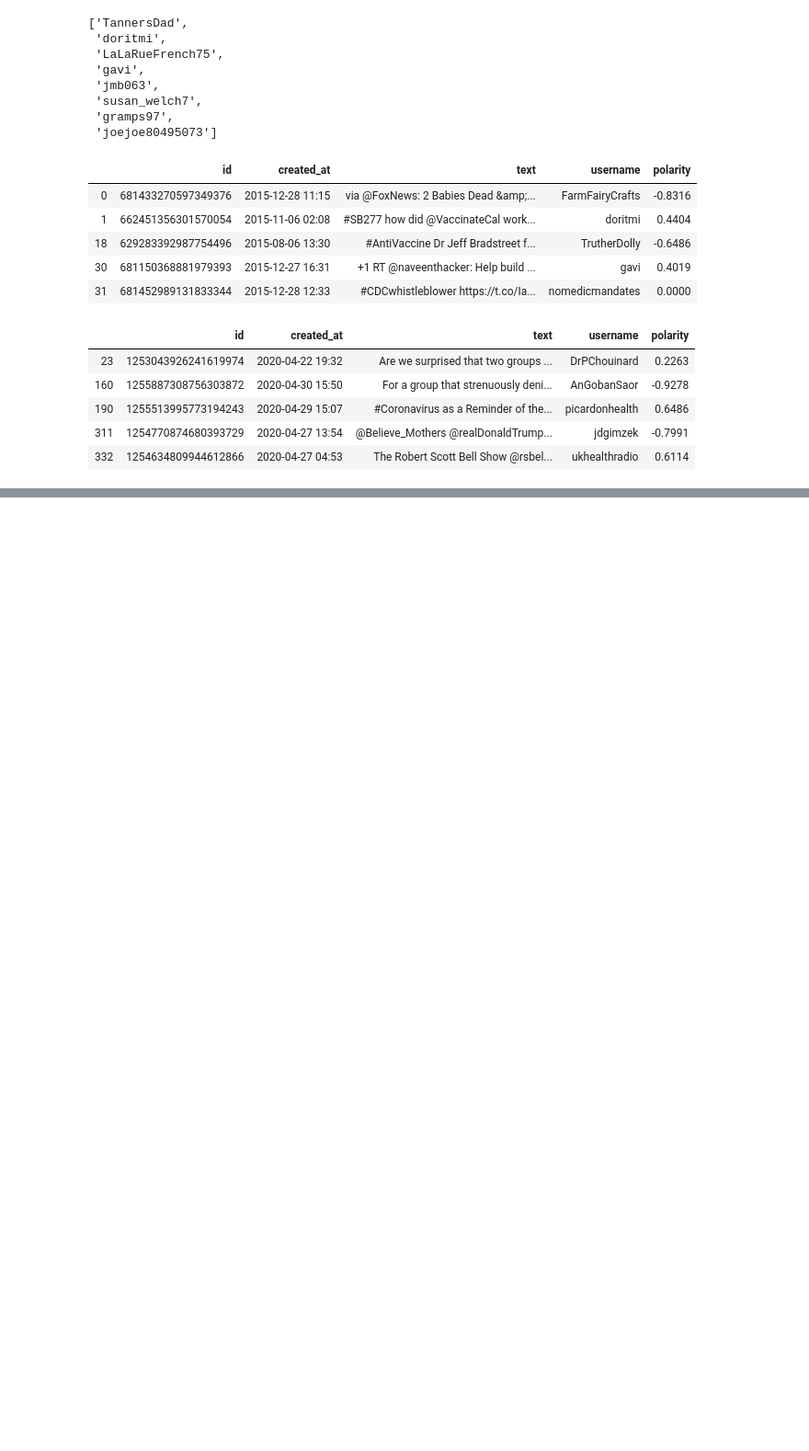
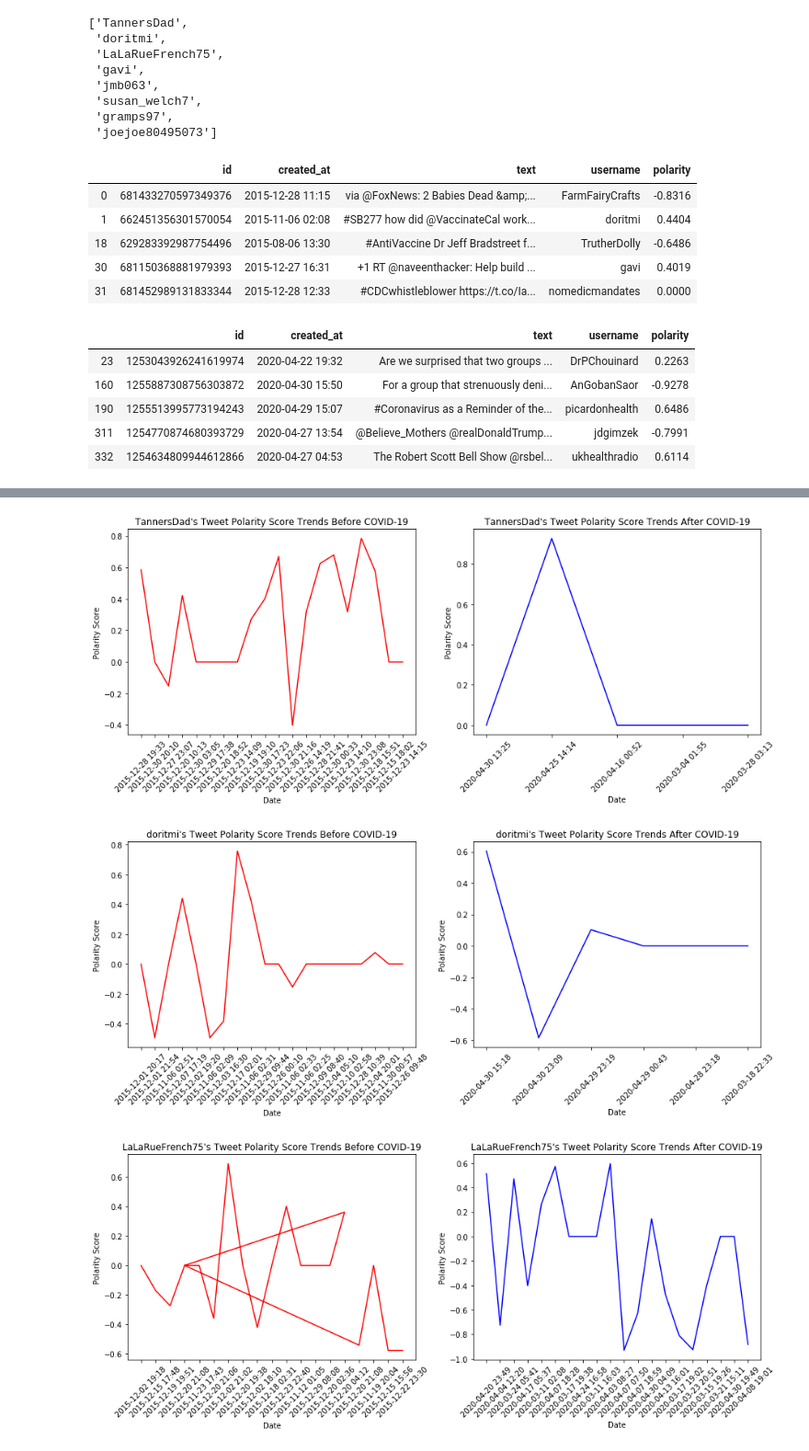
Before and after one commit to PaulCaroline/comm313_S21_Final_Project, a Jupyter notebook: data_analysis/preliminary_analysis.ipynb, the cells around one changed output, grey strips where cells are left out. Shown at 92% size. Cells and saved outputs as stored; diff of their text form; code cells hidden in the pictures; blank space fills up the shorter version.

```diff
--- a/data_analysis/preliminary_analysis.ipynb
+++ b/data_analysis/preliminary_analysis.ipynb
@@ -499,0 +570,8 @@ post_df.head()
+# %%
+# Plot all 14 top poster comparison figures
+for t in top_posters:
+    top_poster_plot(t)
+# %% [output]
+[figure, added]
+[figure, added]
+[figure, added]
```
Also changed, not shown: parts of 7 cells of this notebook.
